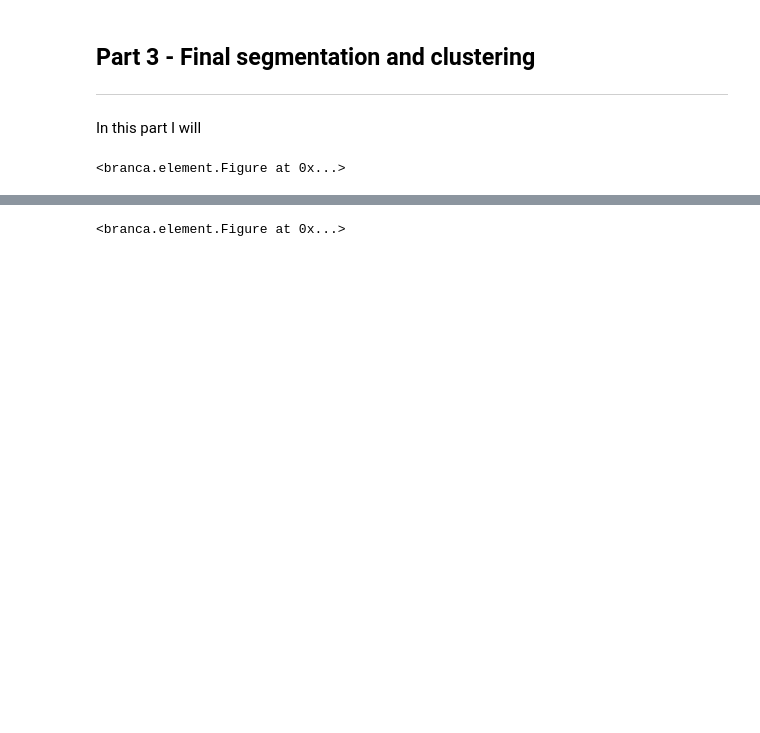
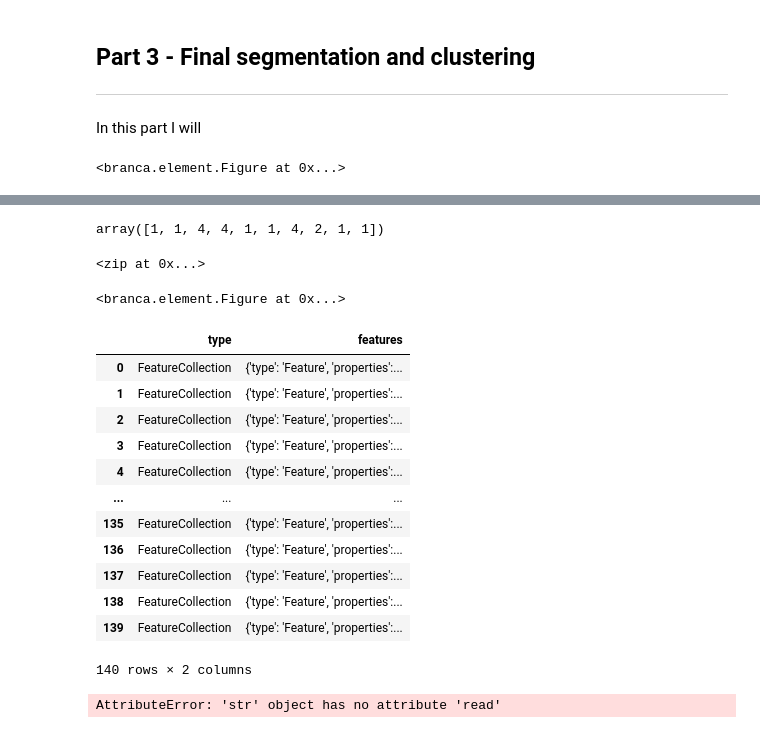
Before and after one commit to jarousek23/Coursera, a Jupyter notebook: Toronto_neighborhoods_clustering.ipynb, the cells around one changed output, grey strips where cells are left out. Cells and saved outputs as stored; diff of their text form; code cells hidden in the pictures; blank space fills up the shorter version.

```diff
--- a/Toronto_neighborhoods_clustering.ipynb
+++ b/Toronto_neighborhoods_clustering.ipynb
@@ -133,3 +249,19 @@ imary': True}],
+# %%
+kclusters = 5
+
+df_grouped_clustering = joined.drop(['Postal Code',	'Borough',	'Neighbourhood',	'Latitude',	'Longitude'], 1)
+
+# run k-means clustering
+kmeans = KMeans(n_clusters=kclusters, random_state=0).fit(df_grouped_clustering)
+
+# check cluster labels generated for each row in the dataframe
+kmeans.labels_[0:10]
+# %% [output]
+array([1, 1, 4, 4, 1, 1, 4, 2, 1, 1])
+# %%
+zip(joined['Postal Code'],kmeans.labels_)
+# %% [output]
+<zip at 0x...>
 # %%
 my_map.choropleth(
     geo_data='simple.geojson',## thanks http://adamw523.com/toronto-geojson/
@@ -144,3 +276,19 @@ my_map.choropleth(
 display(f)
 # %% [output]
 <branca.element.Figure at 0x...>
+# %%
+pd.read_json('simple.geojson')
+# %% [output]
+|  | type | features |
+| 0 | FeatureCollection | {'type': 'Feature', 'properties':... |
+| 1 | FeatureCollection | {'type': 'Feature', 'properties':... |
+| 2 | FeatureCollection | {'type': 'Feature', 'properties':... |
+| 3 | FeatureCollection | {'type': 'Feature', 'properties':... |
+| 4 | FeatureCollection | {'type': 'Feature', 'properties':... |
+| ... | ... | ... |
+| 135 | FeatureCollection | {'type': 'Feature', 'properties':... |
+| 136 | FeatureCollection | {'type': 'Feature', 'properties':... |
+| 137 | FeatureCollection | {'type': 'Feature', 'properties':... |
+| 138 | FeatureCollection | {'type': 'Feature', 'properties':... |
+| 139 | FeatureCollection | {'type': 'Feature', 'properties':... |
+140 rows × 2 columns
@@ -146,0 +300,17 @@ display(f)
+# %%
+def get_postal_code(row):
+    try:
+        categories_list = row['categories']
+    except:
+        categories_list = row['venue.categories']
+
+    if len(categories_list) == 0:
+        return None
+    else:
+        return categories_list[0]['name']
+
+venues['categories'] = venues.apply(get_category_type, axis=1)
+venues.dropna(inplace= True, subset= ['categories'])
+venues.head()
+# %% [output]
+AttributeError: 'str' object has no attribute 'read'
```
Also changed, not shown: parts of 21 cells of this notebook, 3 other files.
